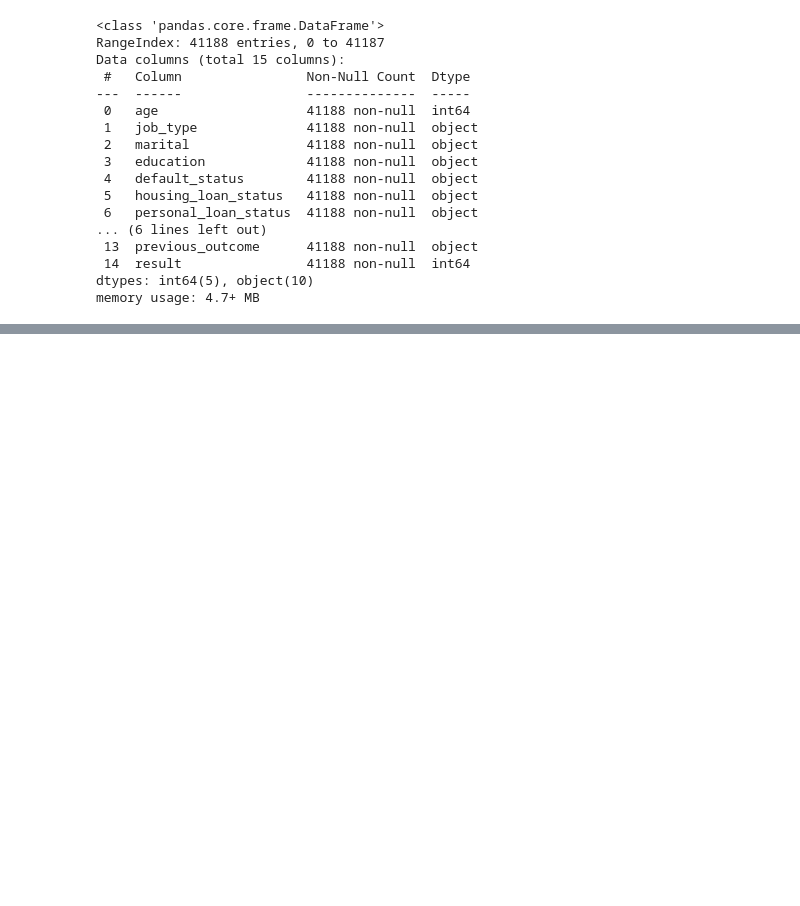
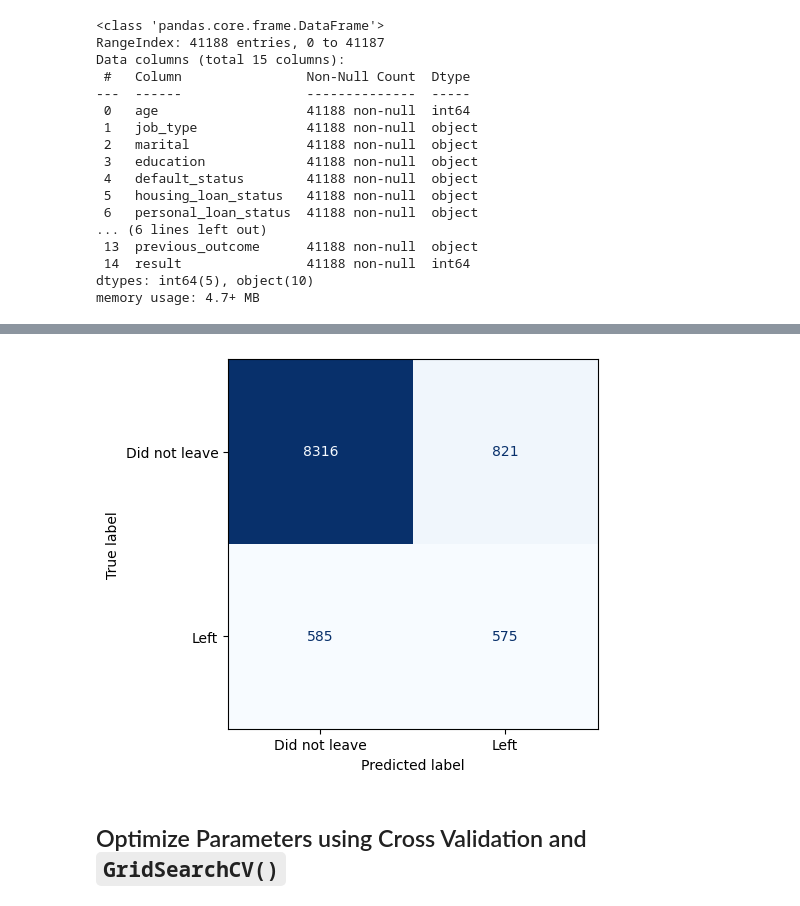
Before and after one commit to hosseinabadii/Machine-Learning-Projects, a Jupyter notebook: Projects/01 Classification/08 XGBoost Classification/02 Bank Marketing/main.ipynb, the cells around one changed output, grey strips where cells are left out. Drawn from its saved outputs; the diff is of its cells as text; code cells hidden in the pictures; blank space fills up the shorter version.

```diff
--- a/Projects/01 Classification/08 XGBoost Classification/02 Bank Marketing/main.ipynb
+++ b/Projects/01 Classification/08 XGBoost Classification/02 Bank Marketing/main.ipynb
@@ -381,0 +336,14 @@ plot_importance(xgboost_model)
+# %%
+clf_xgb_1 = XGBClassifier(
+    objective="binary:logistic",
+    seed=42,
+    early_stopping_rounds=10,
+    eval_metric="aucpr",
+)
+
+clf_xgb_1.fit(
+    X_train_sm,
+    y_train_sm,
+    verbose=True,
+    eval_set=[(X_test, y_test)],
+)
@@ -381,0 +376,4 @@ plot_importance(xgboost_model)
+# %%
+y_pred_1 = clf_xgb_1.predict(X_test)
+report_1 = classification_report(y_test, y_pred_1)
+print(report_1)
@@ -381,0 +389,12 @@ plot_importance(xgboost_model)
+# %%
+ConfusionMatrixDisplay.from_predictions(
+    y_test,
+    y_pred_1,
+    colorbar=False,
+    cmap="Blues",
+    display_labels=["Did not leave", "Left"],
+);
+# %% [output]
+[figure, added]
+# %% [markdown]
+## Optimize Parameters using Cross Validation and `GridSearchCV()`
```
Also changed, not shown: parts of 66 cells of this notebook, 1 other file.
